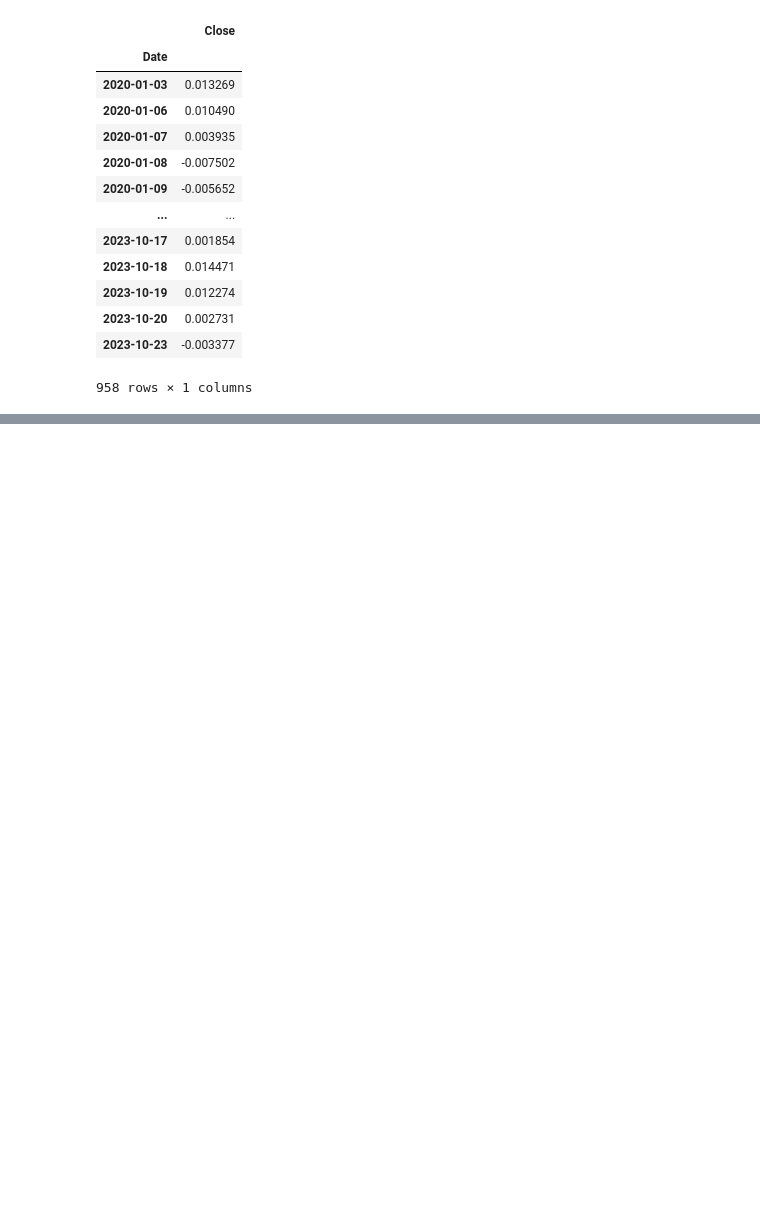
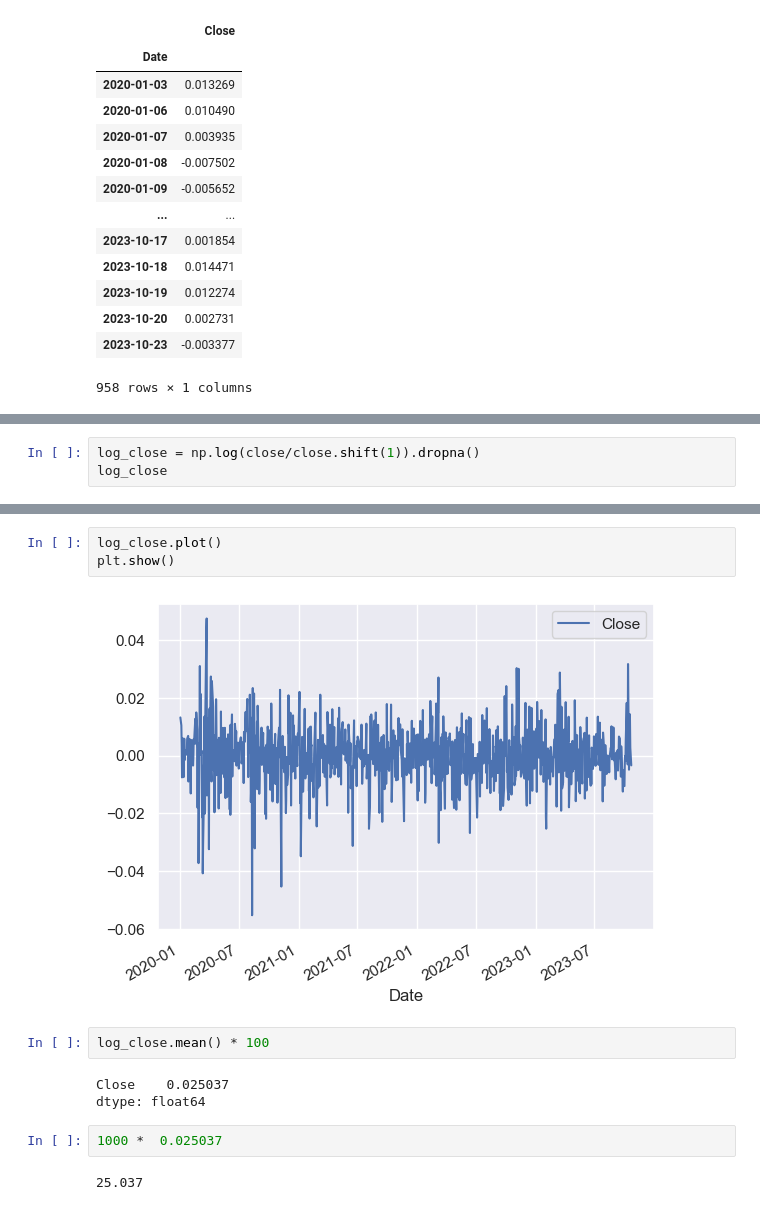
Before and after one commit to DheyaAlqaderi/TechnicalAnalysis-Gold-ML, a Jupyter notebook: Yahoo Finance practice/gold_with_usdt/Gold_Analysis.ipynb, the cells around one changed output, grey strips where cells are left out. Cells and saved outputs as stored; diff of their text form; blank space fills up the shorter version.

```diff
--- a/Yahoo Finance practice/gold_with_usdt/Gold_Analysis.ipynb
+++ b/Yahoo Finance practice/gold_with_usdt/Gold_Analysis.ipynb
@@ -401,0 +448,3 @@ plt.show()
+# %%
+log_close = np.log(close/close.shift(1)).dropna()
+log_close
@@ -401,0 +466,14 @@ plt.show()
+# %%
+log_close.plot()
+plt.show()
+# %% [output]
+[figure, added]
+# %%
+log_close.mean() * 100
+# %% [output]
+Close    0.025037
+dtype: float64
+# %%
+1000 *  0.025037
+# %% [output]
+25.037
```
Also changed, not shown: parts of 39 cells of this notebook.
